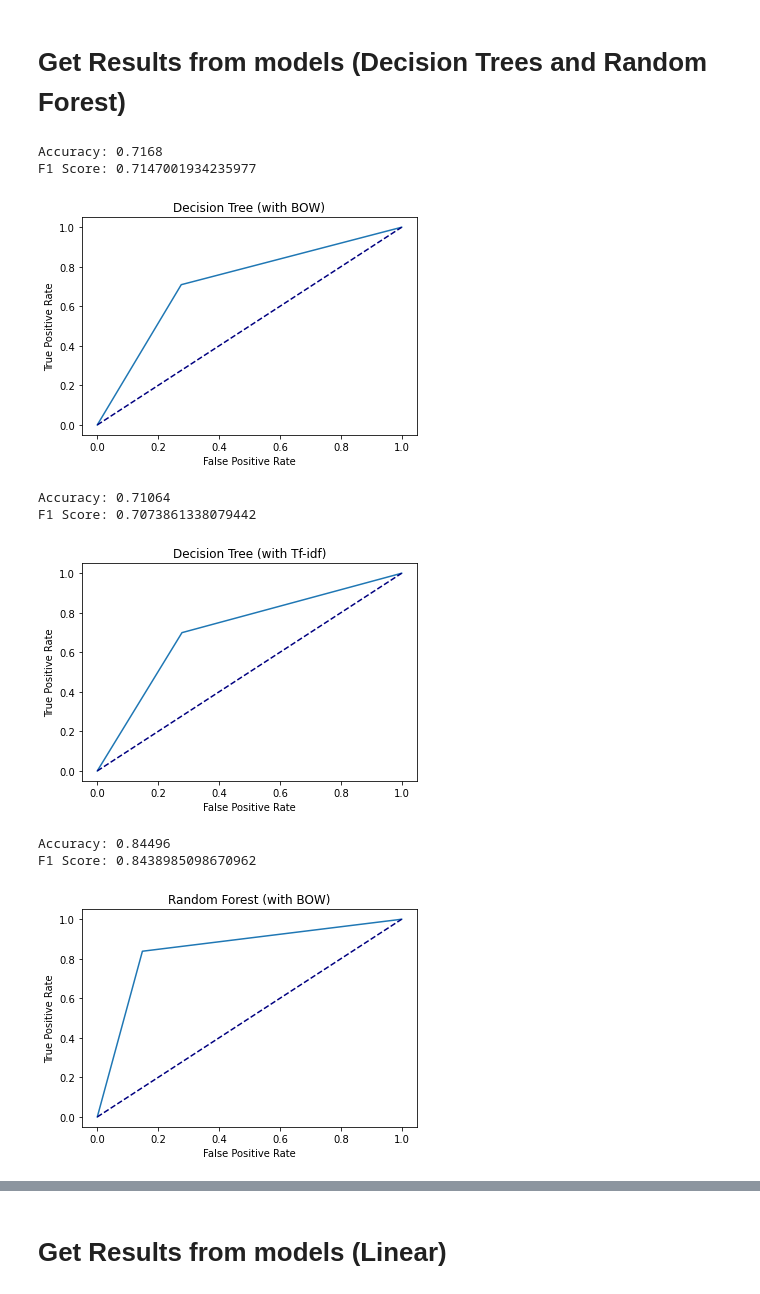
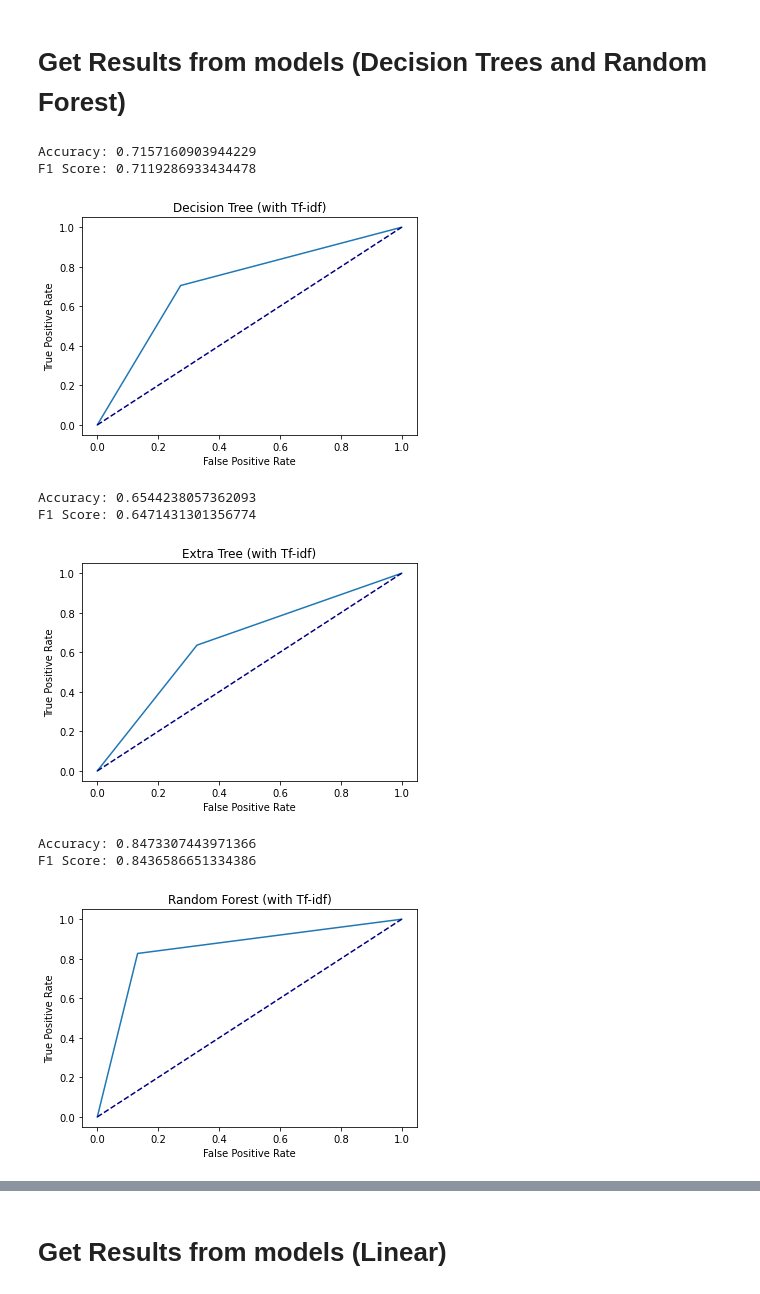
Before and after one commit to therealcs1010/CS4248-Project, a Jupyter notebook: Fatin/Fatin.ipynb, the cells around one changed output, grey strips where cells are left out. Cells and saved outputs as stored; diff of their text form; code cells hidden in the pictures.

```diff
--- a/Fatin/Fatin.ipynb
+++ b/Fatin/Fatin.ipynb
@@ -280,6 +426,6 @@ F1 Score: 0.6909588799081312
 # %%
-model = MultinomialNB()
-model.fit(train_bow, train_sentiment)
-preds = model.predict(test_bow)
+model = BernoulliNB()
+model.fit(train_tfidf, train_sentiment)
+preds = model.predict(test_tfidf)
 get_metrics(test_sentiment, preds)
-get_plot(test_sentiment, preds, 'Multinomial Naive Bayes (with BOW)', 'multinomial_nb_bow')
+get_plot(test_sentiment, preds, 'Bernoulli Naive Bayes (with Tf-idf)', 'bernoulli_nb_tfidf')
@@ -290,6 +431,0 @@ F1 Score: 0.8271697484591036
-# %%
-model = MultinomialNB()
-model.fit(train_tfidf.toarray(), train_sentiment)
-preds = model.predict(test_tfidf.toarray())
-get_metrics(test_sentiment, preds)
-get_plot(test_sentiment, preds, 'Multinomial Naive Bayes (with Tf-idf)', 'multinomial_nb_tfidf')
@@ -306,5 +431,0 @@ get_plot(test_sentiment, preds, 'Bernoulli Naive Bayes (with BOW)', 'bernoulli_n
-# %%
-model = BernoulliNB()
-model.fit(train_tfidf.toarray(), train_sentiment)
-preds = model.predict(test_tfidf.toarray())et_metrics(test_sentiment, preds)
-get_plot(test_sentiment, preds, 'Bernoulli Naive Bayes (with Tf-idf)', 'bernoulli_nb_tfidf')
@@ -331,30 +437,30 @@ from sklearn.ensemble import RandomForestClassifier
 # %%
 model = DecisionTreeClassifier(random_state=4248)
-model.fit(train_bow, train_sentiment)
-preds = model.predict(test_bow)
+model.fit(train_tfidf, train_sentiment)
+preds = model.predict(test_tfidf)
 get_metrics(test_sentiment, preds)
-get_plot(test_sentiment, preds, 'Decision Tree (with BOW)', 'decision_tree_bow')
+get_plot(test_sentiment, preds, 'Decision Tree (with Tf-idf)', 'decision_tree_tfidf')
 # %% [output]
-Accuracy: 0.7168
-F1 Score: 0.7147001934235977
+Accuracy: 0.7157160903944229
+F1 Score: 0.7119286933434478
 [figure]
 # %%
-model = DecisionTreeClassifier(random_state=4248)
-model.fit(train_tfidf.toarray(), train_sentiment)
-preds = model.predict(test_tfidf.toarray())
+model = ExtraTreeClassifier(random_state=4248)
+model.fit(train_tfidf, train_sentiment)
+preds = model.predict(test_tfidf)
 get_metrics(test_sentiment, preds)
-get_plot(test_sentiment, preds, 'Decision Tree (with Tf-idf)', 'decision_tree_tfidf')
+get_plot(test_sentiment, preds, 'Extra Tree (with Tf-idf)', 'extra_tree_tfidf')
 # %% [output]
-Accuracy: 0.71064
-F1 Score: 0.7073861338079442
+Accuracy: 0.6544238057362093
+F1 Score: 0.6471431301356774
-[figure, old version]
+[figure, new version]
 # %%
 model = RandomForestClassifier(random_state=4248)
-model.fit(train_bow, train_sentiment)
-preds = model.predict(test_bow)
+model.fit(train_tfidf, train_sentiment)
+preds = model.predict(test_tfidf)
 get_metrics(test_sentiment, preds)
-get_plot(test_sentiment, preds, 'Random Forest (with BOW)', 'random_forest_bow')
+get_plot(test_sentiment, preds, 'Random Forest (with Tf-idf)', 'random_forest_tfidf')
 # %% [output]
-Accuracy: 0.84496
-F1 Score: 0.8438985098670962
+Accuracy: 0.8473307443971366
+F1 Score: 0.8436586651334386
-[figure, old version]
+[figure, new version]
```
Also changed, not shown: parts of 106 cells of this notebook.
